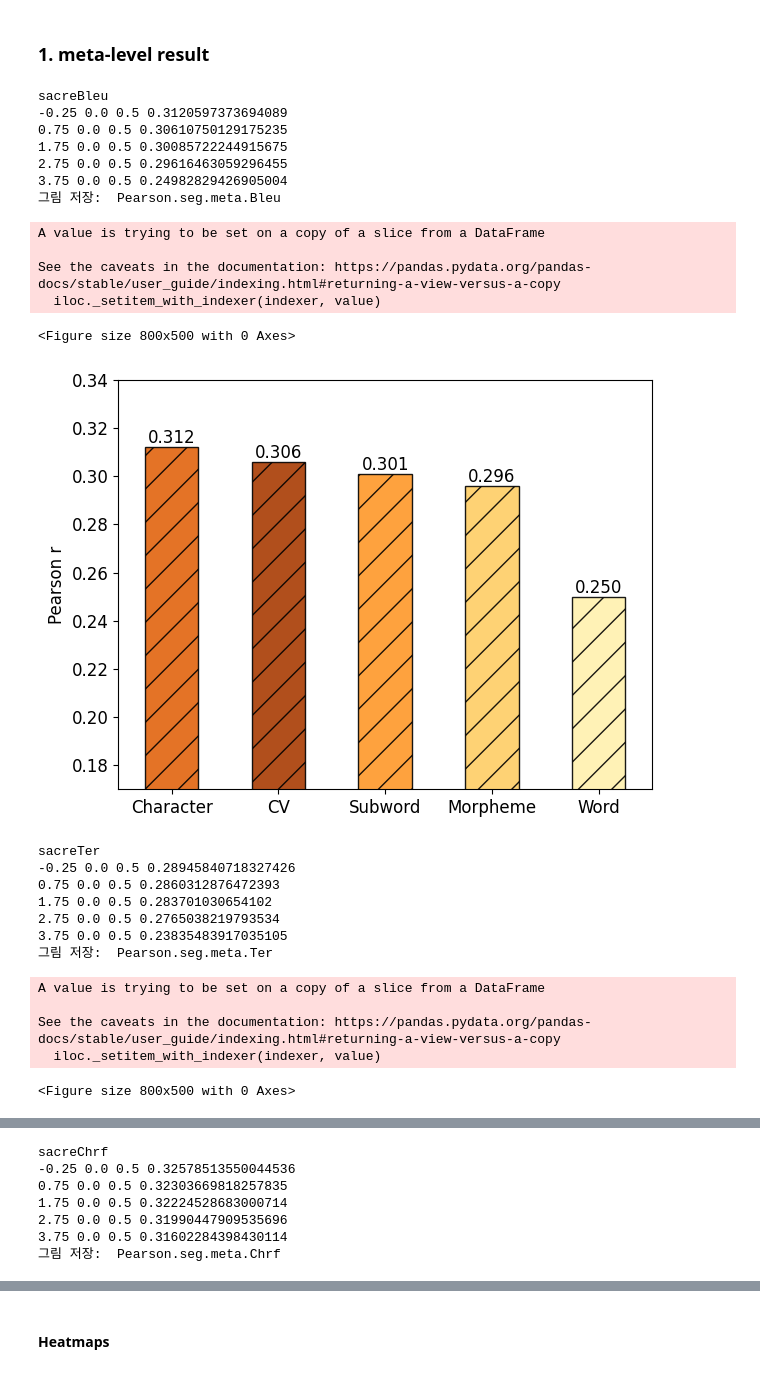
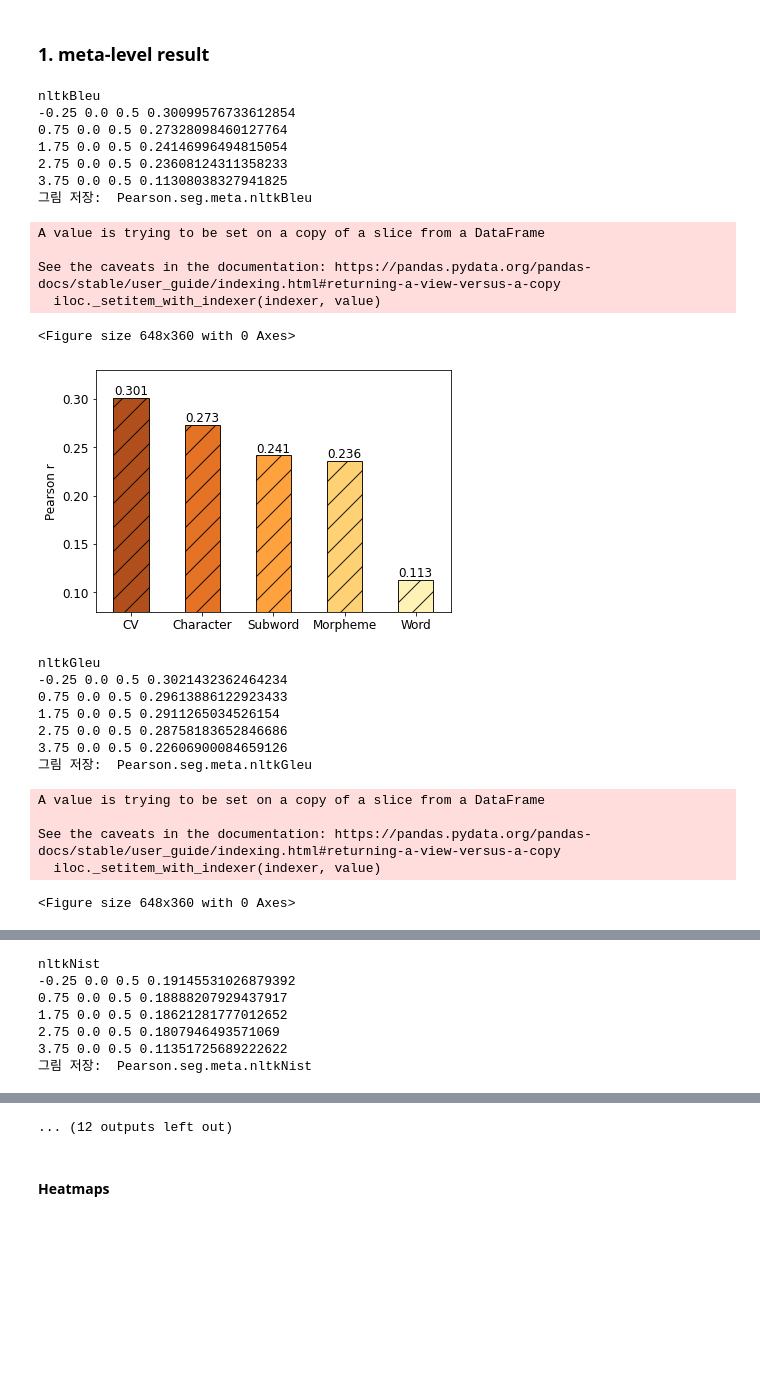
Before and after one commit to Ycopp9/kor_sacrebleu, a Jupyter notebook: corr.ipynb, the cells around one changed output, grey strips where cells are left out. Drawn from its saved outputs; the diff is of its cells as text; code cells hidden in the pictures; blank space fills up the shorter version.

```diff
--- a/corr.ipynb
+++ b/corr.ipynb
@@ -41,6 +41,8 @@ META = ['Word', 'Morpheme', 'Subword', 'Character', 'CV']
 KHAIII = 'Khaiii'
 LEVEL = {'meta':0, 'sub':1}
 COLS = [f'sacre{i}' for i in ['Bleu', 'Ter', 'Chrf']]
+COLS2 = [f'nltk{i}' for i in ['Bleu', 'Gleu', 'Nist', 'Ribes']]
+COLS3 = ['EED', 'CharacTER']
 # %%
 path = './data/segment_level/raw'
 f = processor.FileProcessor(path)
@@ -71,12 +73,13 @@ def pearson_df(df, level='segment'):
     if level == 'segment':
         # metric 이름 설정
         index0 = df.index[0]
-        metric = index0[5:index0.find('.')]
+        #metric = index0[5:index0.find('.')]
+        metric = index0[:index0.find('.')].upper()
         df.index = [item[item.find('.')+1:] for item in df.index.tolist()]
 
 
     # TER은 음수 변경하기
-    metric = level.upper()
+    #metric = level.upper()
     if metric.endswith('TER') or metric == 'EED':
         print(metric)
         df = df.apply(lambda x: x * -1)
@@ -95,7 +98,7 @@ def divide_df(df, label=None):
     else:
         return df
 
-def run_all(fig_id, df, col='sacreBleu', label=LEVEL['meta'], save=False):
+def run_all(fig_id, df, col='nltk', label=LEVEL['meta'], save=False):
     """
     :param df: 파일에서 가져온 df
     :param metric: 고를 컬럼명
@@ -170,32 +173,33 @@ def save_figure(fig_id, tight_layout=True, fig_extension='png', resolution=300):
 # %% [markdown]
 ### 1. meta-level result
 # %%
-for col in COLS:
+for col in COLS2 + COLS3:
+    file_name = f'Pearson.seg.meta.{col[:]}'
     print(col)
-    run_all(f'Pearson.seg.meta.{col[5:]}', df, col=col, label=LEVEL['meta'], save=True)
+    run_all(file_name, df, col=col, label=LEVEL['meta'], save=True)
 # %% [output]
-sacreBleu
--0.25 0.0 0.5 0.3120597373694089
-0.75 0.0 0.5 0.30610750129175235
-1.75 0.0 0.5 0.30085722244915675
-2.75 0.0 0.5 0.29616463059296455
-3.75 0.0 0.5 0.24982829426905004
-그림 저장:  Pearson.seg.meta.Bleu
+nltkBleu
+-0.25 0.0 0.5 0.30099576733612854
+0.75 0.0 0.5 0.27328098460127764
+1.75 0.0 0.5 0.24146996494815054
+2.75 0.0 0.5 0.23608124311358233
+3.75 0.0 0.5 0.11308038327941825
+그림 저장:  Pearson.seg.meta.nltkBleu
 A value is trying to be set on a copy of a slice from a DataFrame
 
 See the caveats in the documentation: https://pandas.pydata.org/pandas-docs/stable/user_guide/indexing.html#returning-a-view-versus-a-copy
   iloc._setitem_with_indexer(indexer, value)
-<Figure size 800x500 with 0 Axes>
+<Figure size 648x360 with 0 Axes>
-[figure, old version]
+[figure, new version]
-sacreTer
--0.25 0.0 0.5 0.28945840718327426
-0.75 0.0 0.5 0.2860312876472393
-1.75 0.0 0.5 0.283701030654102
-2.75 0.0 0.5 0.2765038219793534
-3.75 0.0 0.5 0.23835483917035105
-그림 저장:  Pearson.seg.meta.Ter
+nltkGleu
+-0.25 0.0 0.5 0.3021432362464234
+0.75 0.0 0.5 0.29613886122923433
+1.75 0.0 0.5 0.2911265034526154
+2.75 0.0 0.5 0.28758183652846686
+3.75 0.0 0.5 0.22606900084659126
+그림 저장:  Pearson.seg.meta.nltkGleu
 A value is trying to be set on a copy of a slice from a DataFrame
 
 See the caveats in the documentation: https://pandas.pydata.org/pandas-docs/stable/user_guide/indexing.html#returning-a-view-versus-a-copy
   iloc._setitem_with_indexer(indexer, value)
-<Figure size 800x500 with 0 Axes>
+<Figure size 648x360 with 0 Axes>
@@ -203,10 +207,10 @@ See the caveats in the documentation: https://pandas.pydata.org/pandas-docs/stab
-sacreChrf
--0.25 0.0 0.5 0.32578513550044536
-0.75 0.0 0.5 0.32303669818257835
-1.75 0.0 0.5 0.32224528683000714
-2.75 0.0 0.5 0.31990447909535696
-3.75 0.0 0.5 0.31602284398430114
-그림 저장:  Pearson.seg.meta.Chrf
+nltkNist
+-0.25 0.0 0.5 0.19145531026879392
+0.75 0.0 0.5 0.18888207929437917
+1.75 0.0 0.5 0.18621281777012652
+2.75 0.0 0.5 0.1807946493571069
+3.75 0.0 0.5 0.11351725689222622
+그림 저장:  Pearson.seg.meta.nltkNist
 A value is trying to be set on a copy of a slice from a DataFrame
 
 See the caveats in the documentation: https://pandas.pydata.org/pandas-docs/stable/user_guide/indexing.html#returning-a-view-versus-a-copy
@@ -216,3 +220,4 @@ See the caveats in the documentation: https://pandas.pydata.org/pandas-docs/stab
+... (12 outputs left out)
 # %% [markdown]
 #### Heatmaps
 # %%
```
Also changed, not shown: parts of 9 cells of this notebook, 46 other files.
